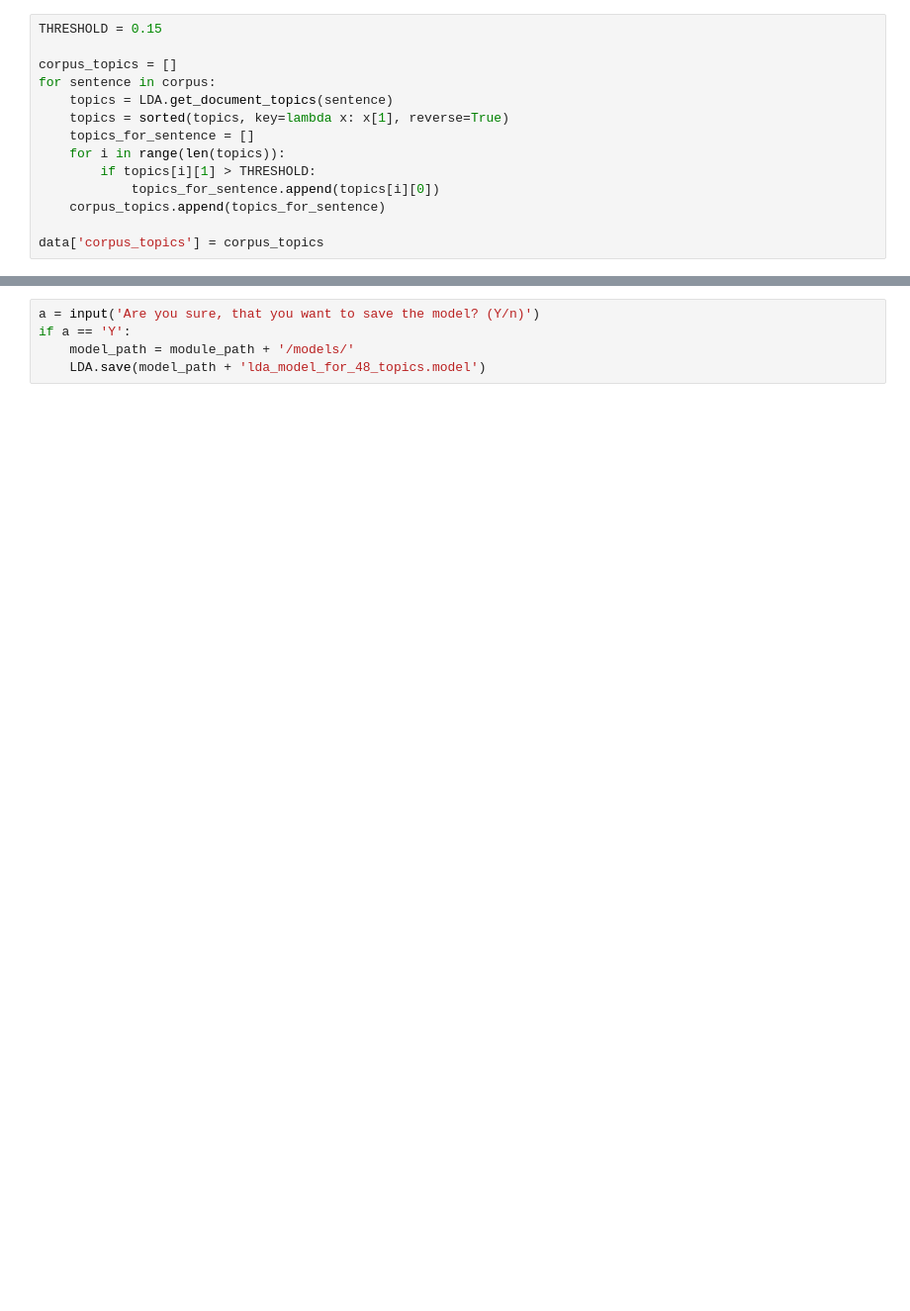
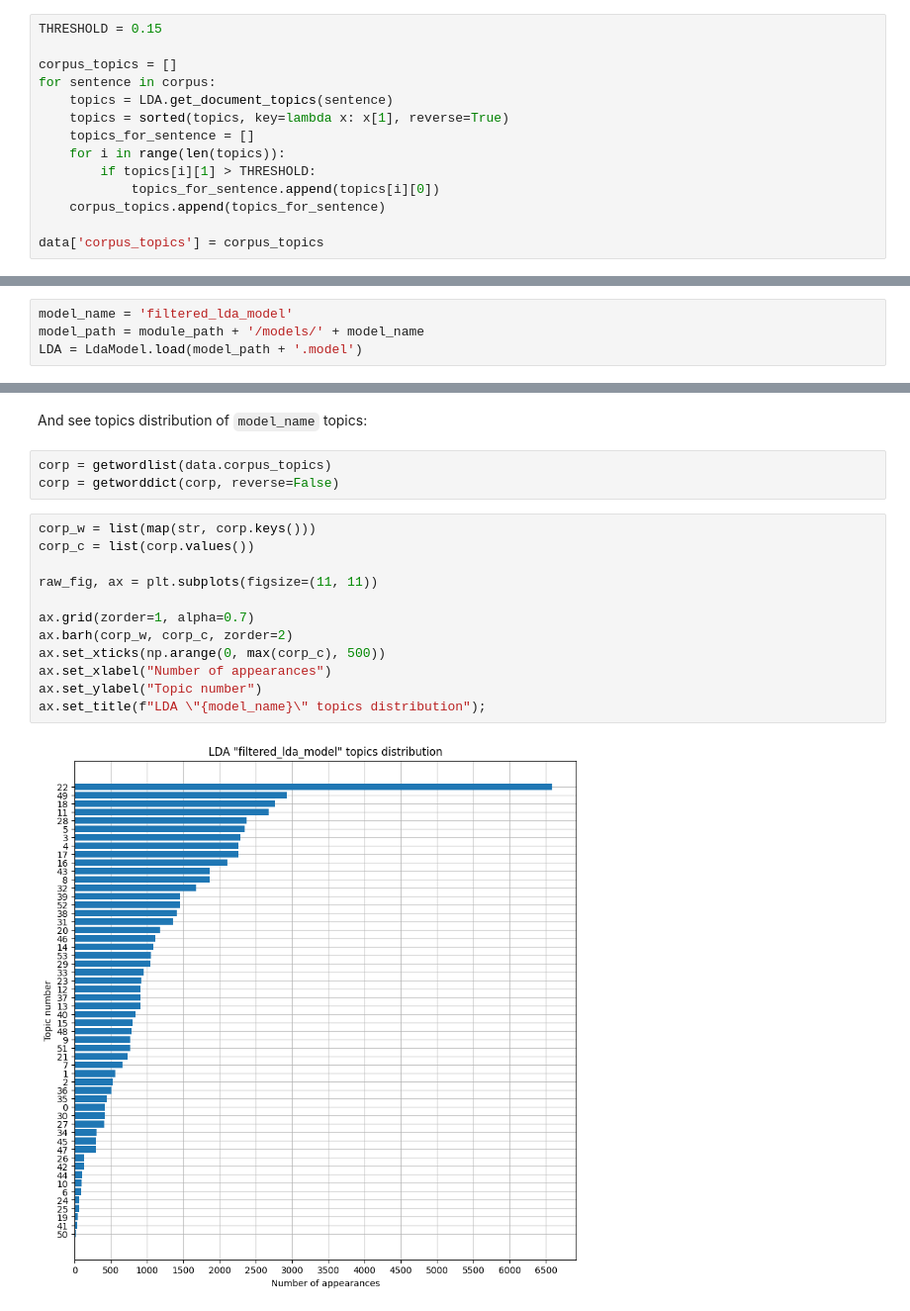
Before and after one commit to zhursvlevy/PostProcessor, a Jupyter notebook: notebooks/data_classification.ipynb, the cells around one changed output, grey strips where cells are left out. Shown at 99% size. Drawn from its saved outputs; the diff is of its cells as text; blank space fills up the shorter version.

```diff
--- a/notebooks/data_classification.ipynb
+++ b/notebooks/data_classification.ipynb
@@ -130,0 +168,4 @@ data.head(10)
+# %%
+model_name = 'filtered_lda_model'
+model_path = module_path + '/models/' + model_name
+LDA = LdaModel.load(model_path + '.model')
@@ -154,5 +197,19 @@ topic
-# %%
-a = input('Are you sure, that you want to save the model? (Y/n)')
-if a == 'Y':
-    model_path = module_path + '/models/'
-    LDA.save(model_path + 'lda_model_for_48_topics.model')
+# %% [markdown]
+And see topics distribution of `model_name` topics:
+# %%
+corp = getwordlist(data.corpus_topics)
+corp = getworddict(corp, reverse=False)
+# %%
+corp_w = list(map(str, corp.keys()))
+corp_c = list(corp.values())
+
+raw_fig, ax = plt.subplots(figsize=(11, 11))
+
+ax.grid(zorder=1, alpha=0.7)
+ax.barh(corp_w, corp_c, zorder=2)
+ax.set_xticks(np.arange(0, max(corp_c), 500))
+ax.set_xlabel("Number of appearances")
+ax.set_ylabel("Topic number")
+ax.set_title(f"LDA \"{model_name}\" topics distribution");
+# %% [output]
+[figure, added]
```
Also changed, not shown: parts of 37 cells of this notebook, 6 other files.
